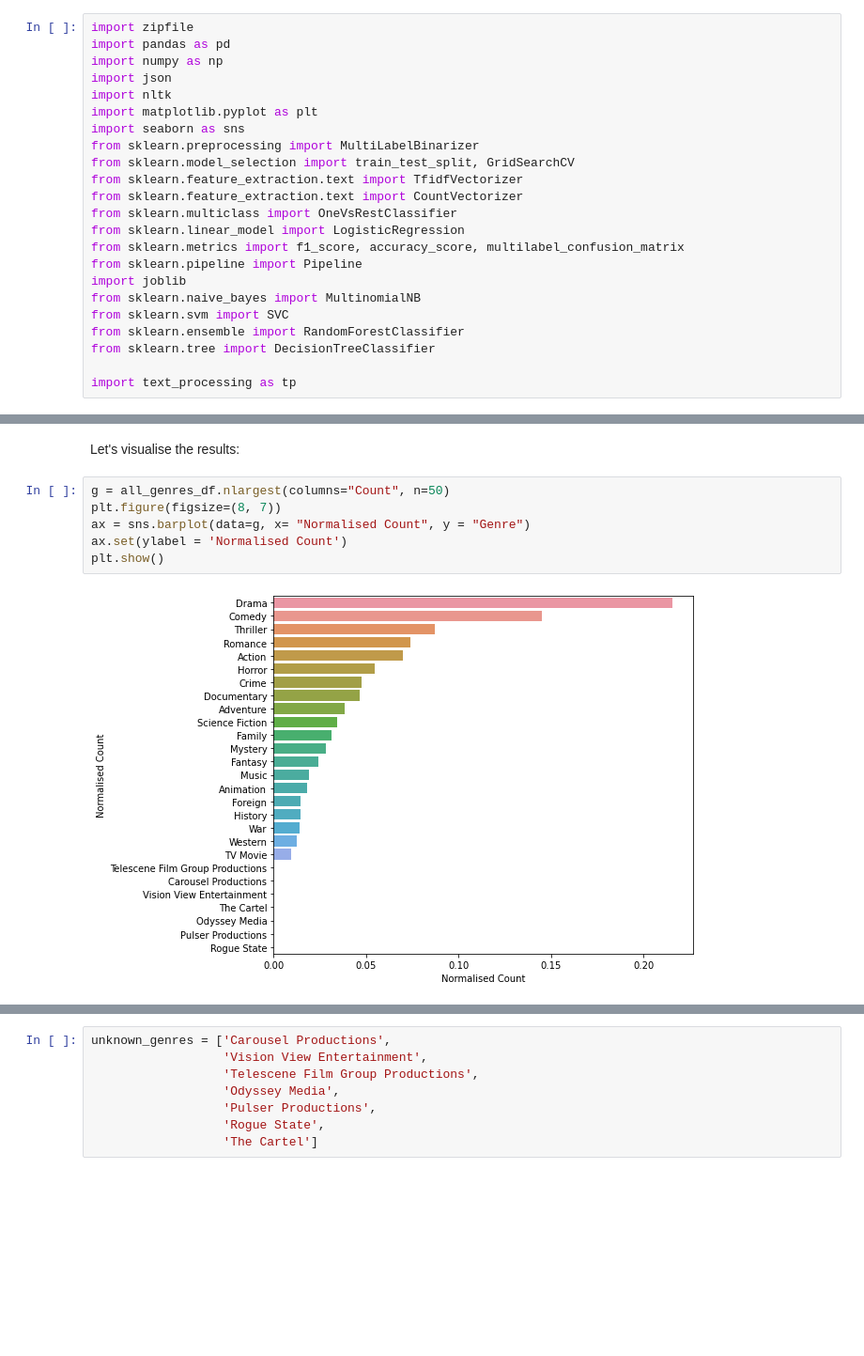
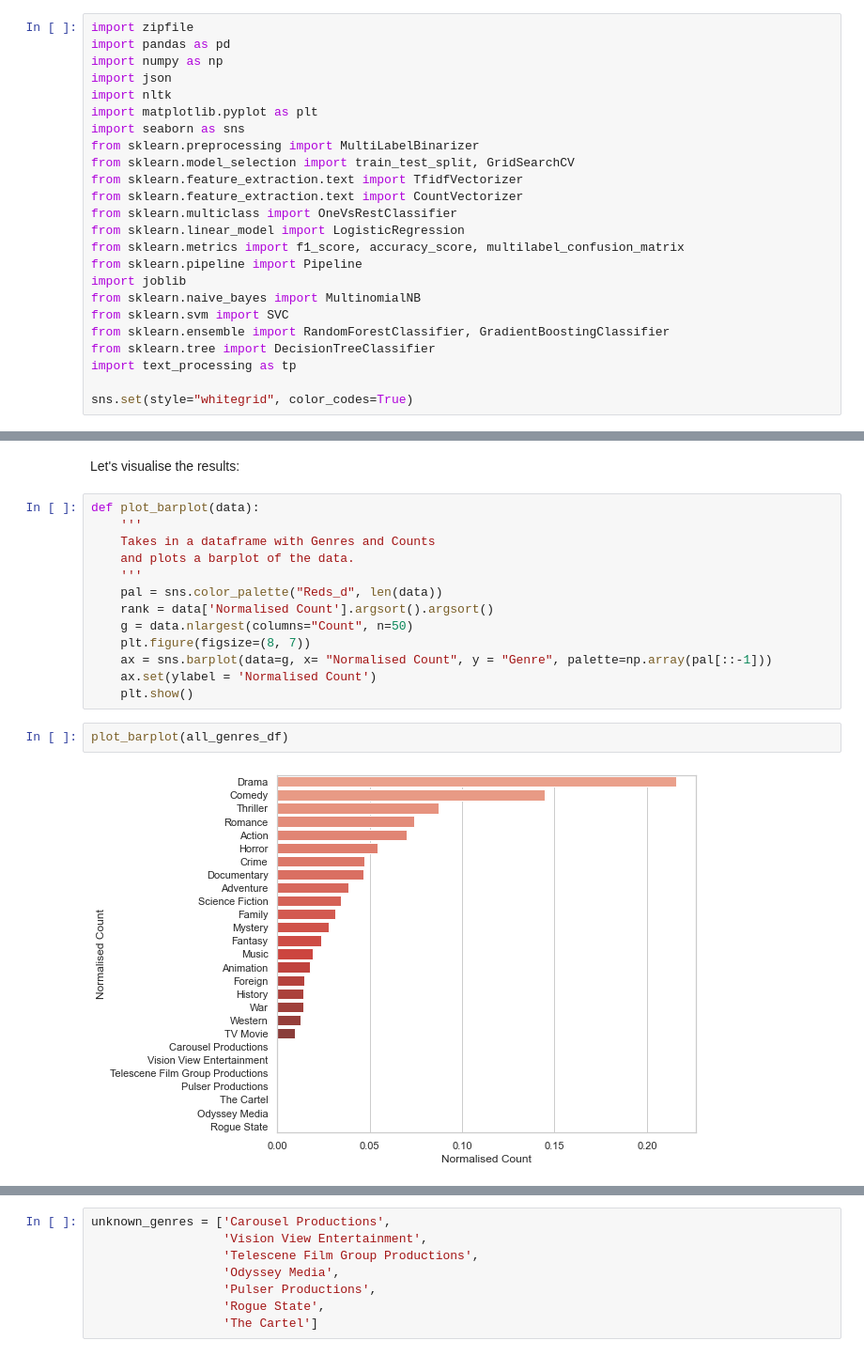
Before and after one commit to alexandrosanat/movie-genre-prediction, a Jupyter notebook: model_training.ipynb, the cells around one changed output, grey strips where cells are left out. Shown: that part at 94% size. Cells and saved outputs as stored; diff of their text form; blank space fills up the shorter version.

```diff
--- a/model_training.ipynb
+++ b/model_training.ipynb
@@ -19,9 +19,10 @@ from sklearn.pipeline import Pipeline
 import joblib
 from sklearn.naive_bayes import MultinomialNB
 from sklearn.svm import SVC
-from sklearn.ensemble import RandomForestClassifier
+from sklearn.ensemble import RandomForestClassifier, GradientBoostingClassifier
 from sklearn.tree import DecisionTreeClassifier
+import text_processing as tp
 
-import text_processing as tp
+sns.set(style="whitegrid", color_codes=True)
 # %% [markdown]
 ### Purpose of script
@@ -149,11 +150,20 @@ There are 27 unique genres in the dataset.
 # %% [markdown]
 Let's visualise the results:
 # %%
-g = all_genres_df.nlargest(columns="Count", n=50)
-plt.figure(figsize=(8, 7))
-ax = sns.barplot(data=g, x= "Normalised Count", y = "Genre")
-ax.set(ylabel = 'Normalised Count')
-plt.show()
+def plot_barplot(data):
+    '''
+    Takes in a dataframe with Genres and Counts
+    and plots a barplot of the data.
+    '''
+    pal = sns.color_palette("Reds_d", len(data))
+    rank = data['Normalised Count'].argsort().argsort()
+    g = data.nlargest(columns="Count", n=50)
+    plt.figure(figsize=(8, 7))
+    ax = sns.barplot(data=g, x= "Normalised Count", y = "Genre", palette=np.array(pal[::-1]))
+    ax.set(ylabel = 'Normalised Count')
+    plt.show()
-# %% [output]
-[figure, removed]
+# %%
+plot_barplot(all_genres_df)
+# %% [output]
+[figure, added]
 # %% [markdown]
```
Also changed, not shown: parts of 60 cells of this notebook, 5 other files.
